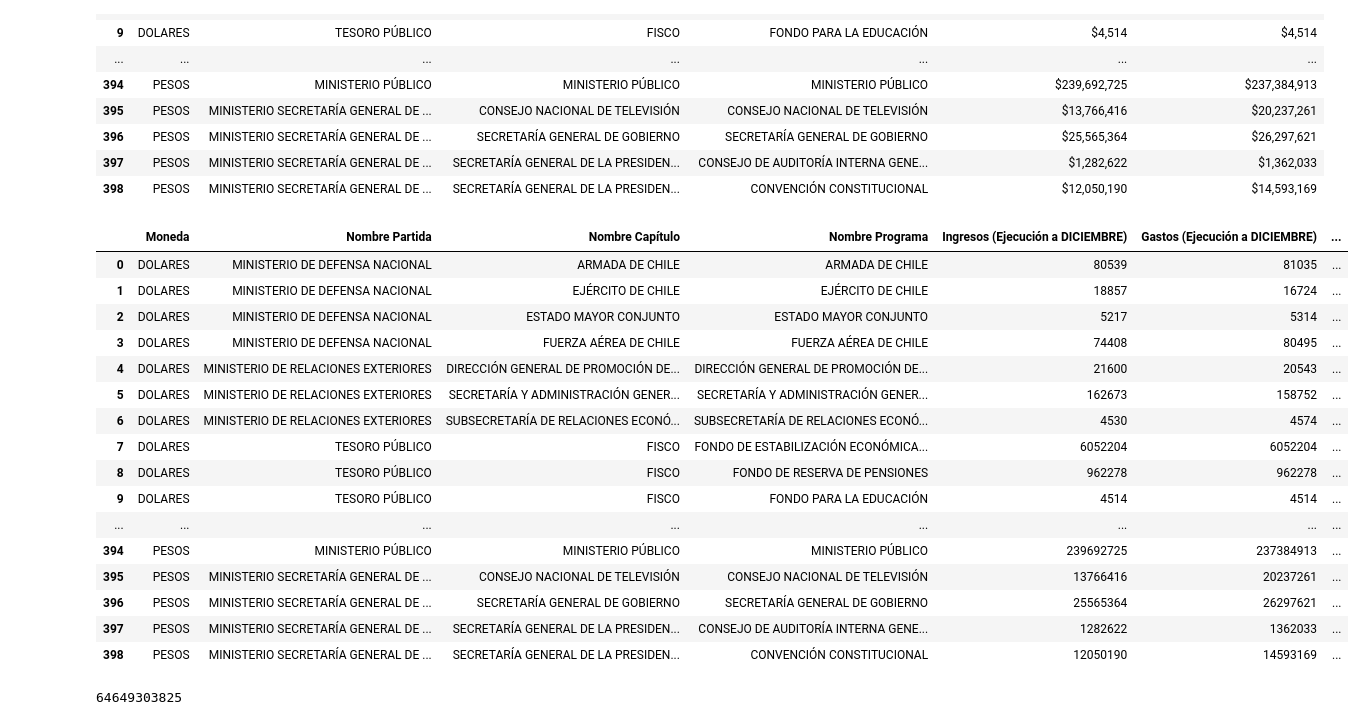
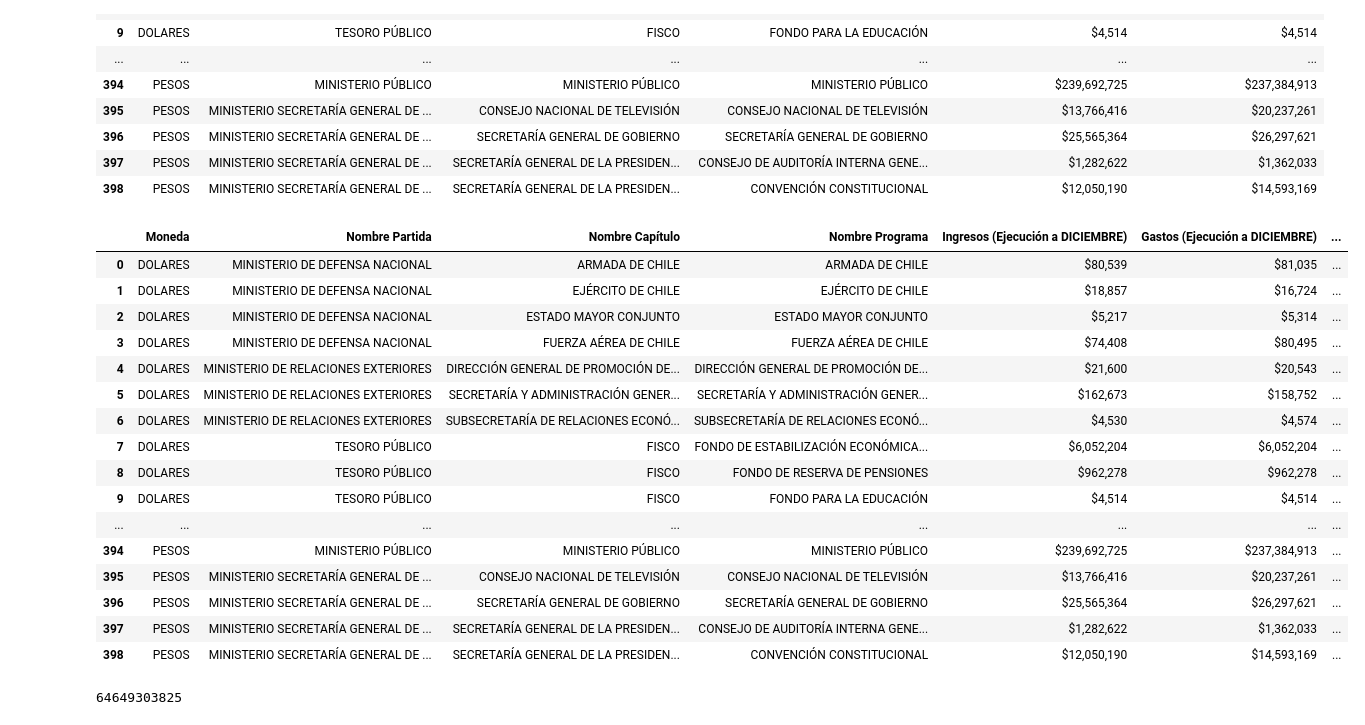
Before and after one commit to alvafox/capacitaciones-2022, a Jupyter notebook: Sesión_3_Ejecución_presupuestaria_del_Gobierno_Central_(DICIEMBRE_2022).ipynb, the cells around one changed output. Cells and saved outputs as stored; diff of their text form; code cells hidden in the pictures.

```diff
--- a/Sesión_3_Ejecución_presupuestaria_del_Gobierno_Central_(DICIEMBRE_2022).ipynb
+++ b/Sesión_3_Ejecución_presupuestaria_del_Gobierno_Central_(DICIEMBRE_2022).ipynb
@@ -356,25 +356,25 @@ balance.style.background_gradient(cmap= 'YlOrRd', subset= ["Ingresos (Ejecución
 # %%
 # Restamos ingresos menos gastos para obtener el Resultado
 balance["Resultado"] = balance["Ingresos (Ejecución a "+ MES +")"] - balance["Gastos (Ejecución a "+ MES +")"]
-balance.style.background_gradient(cmap= 'YlOrRd', subset= ["Resultado"]).format({"Resultado": '${:,.0f}'})
+balance.style.background_gradient(cmap= 'YlOrRd', subset= ["Resultado"]).format({"Ingresos (Ejecución a "+ MES +")": '${:,.0f}',"Gastos (Ejecución a "+ MES +")": '${:,.0f}', "Resultado": '${:,.0f}'})
 # %% [output]
 |  | Moneda | Nombre Partida | Nombre Capítulo | Nombre Programa | Ingresos (Ejecución a DICIEMBRE) | Gastos (Ejecución a DICIEMBRE) | ... |
-| 0 | DOLARES | MINISTERIO DE DEFENSA NACIONAL | ARMADA DE CHILE | ARMADA DE CHILE | 80539 | 81035 | ... |
-| 1 | DOLARES | MINISTERIO DE DEFENSA NACIONAL | EJÉRCITO DE CHILE | EJÉRCITO DE CHILE | 18857 | 16724 | ... |
-| 2 | DOLARES | MINISTERIO DE DEFENSA NACIONAL | ESTADO MAYOR CONJUNTO | ESTADO MAYOR CONJUNTO | 5217 | 5314 | ... |
-| 3 | DOLARES | MINISTERIO DE DEFENSA NACIONAL | FUERZA AÉREA DE CHILE | FUERZA AÉREA DE CHILE | 74408 | 80495 | ... |
-| 4 | DOLARES | MINISTERIO DE RELACIONES EXTERIORES | DIRECCIÓN GENERAL DE PROMOCIÓN DE... | DIRECCIÓN GENERAL DE PROMOCIÓN DE... | 21600 | 20543 | ... |
-| 5 | DOLARES | MINISTERIO DE RELACIONES EXTERIORES | SECRETARÍA Y ADMINISTRACIÓN GENER... | SECRETARÍA Y ADMINISTRACIÓN GENER... | 162673 | 158752 | ... |
-| 6 | DOLARES | MINISTERIO DE RELACIONES EXTERIORES | SUBSECRETARÍA DE RELACIONES ECONÓ... | SUBSECRETARÍA DE RELACIONES ECONÓ... | 4530 | 4574 | ... |
-| 7 | DOLARES | TESORO PÚBLICO | FISCO | FONDO DE ESTABILIZACIÓN ECONÓMICA... | 6052204 | 6052204 | ... |
-| 8 | DOLARES | TESORO PÚBLICO | FISCO | FONDO DE RESERVA DE PENSIONES | 962278 | 962278 | ... |
-| 9 | DOLARES | TESORO PÚBLICO | FISCO | FONDO PARA LA EDUCACIÓN | 4514 | 4514 | ... |
+| 0 | DOLARES | MINISTERIO DE DEFENSA NACIONAL | ARMADA DE CHILE | ARMADA DE CHILE | $80,539 | $81,035 | ... |
+| 1 | DOLARES | MINISTERIO DE DEFENSA NACIONAL | EJÉRCITO DE CHILE | EJÉRCITO DE CHILE | $18,857 | $16,724 | ... |
+| 2 | DOLARES | MINISTERIO DE DEFENSA NACIONAL | ESTADO MAYOR CONJUNTO | ESTADO MAYOR CONJUNTO | $5,217 | $5,314 | ... |
+| 3 | DOLARES | MINISTERIO DE DEFENSA NACIONAL | FUERZA AÉREA DE CHILE | FUERZA AÉREA DE CHILE | $74,408 | $80,495 | ... |
+| 4 | DOLARES | MINISTERIO DE RELACIONES EXTERIORES | DIRECCIÓN GENERAL DE PROMOCIÓN DE... | DIRECCIÓN GENERAL DE PROMOCIÓN DE... | $21,600 | $20,543 | ... |
+| 5 | DOLARES | MINISTERIO DE RELACIONES EXTERIORES | SECRETARÍA Y ADMINISTRACIÓN GENER... | SECRETARÍA Y ADMINISTRACIÓN GENER... | $162,673 | $158,752 | ... |
+| 6 | DOLARES | MINISTERIO DE RELACIONES EXTERIORES | SUBSECRETARÍA DE RELACIONES ECONÓ... | SUBSECRETARÍA DE RELACIONES ECONÓ... | $4,530 | $4,574 | ... |
+| 7 | DOLARES | TESORO PÚBLICO | FISCO | FONDO DE ESTABILIZACIÓN ECONÓMICA... | $6,052,204 | $6,052,204 | ... |
+| 8 | DOLARES | TESORO PÚBLICO | FISCO | FONDO DE RESERVA DE PENSIONES | $962,278 | $962,278 | ... |
+| 9 | DOLARES | TESORO PÚBLICO | FISCO | FONDO PARA LA EDUCACIÓN | $4,514 | $4,514 | ... |
 | ... | ... | ... | ... | ... | ... | ... | ... |
-| 394 | PESOS | MINISTERIO PÚBLICO | MINISTERIO PÚBLICO | MINISTERIO PÚBLICO | 239692725 | 237384913 | ... |
-| 395 | PESOS | MINISTERIO SECRETARÍA GENERAL DE ... | CONSEJO NACIONAL DE TELEVISIÓN | CONSEJO NACIONAL DE TELEVISIÓN | 13766416 | 20237261 | ... |
-| 396 | PESOS | MINISTERIO SECRETARÍA GENERAL DE ... | SECRETARÍA GENERAL DE GOBIERNO | SECRETARÍA GENERAL DE GOBIERNO | 25565364 | 26297621 | ... |
-| 397 | PESOS | MINISTERIO SECRETARÍA GENERAL DE ... | SECRETARÍA GENERAL DE LA PRESIDEN... | CONSEJO DE AUDITORÍA INTERNA GENE... | 1282622 | 1362033 | ... |
-| 398 | PESOS | MINISTERIO SECRETARÍA GENERAL DE ... | SECRETARÍA GENERAL DE LA PRESIDEN... | CONVENCIÓN CONSTITUCIONAL | 12050190 | 14593169 | ... |
+| 394 | PESOS | MINISTERIO PÚBLICO | MINISTERIO PÚBLICO | MINISTERIO PÚBLICO | $239,692,725 | $237,384,913 | ... |
+| 395 | PESOS | MINISTERIO SECRETARÍA GENERAL DE ... | CONSEJO NACIONAL DE TELEVISIÓN | CONSEJO NACIONAL DE TELEVISIÓN | $13,766,416 | $20,237,261 | ... |
+| 396 | PESOS | MINISTERIO SECRETARÍA GENERAL DE ... | SECRETARÍA GENERAL DE GOBIERNO | SECRETARÍA GENERAL DE GOBIERNO | $25,565,364 | $26,297,621 | ... |
+| 397 | PESOS | MINISTERIO SECRETARÍA GENERAL DE ... | SECRETARÍA GENERAL DE LA PRESIDEN... | CONSEJO DE AUDITORÍA INTERNA GENE... | $1,282,622 | $1,362,033 | ... |
+| 398 | PESOS | MINISTERIO SECRETARÍA GENERAL DE ... | SECRETARÍA GENERAL DE LA PRESIDEN... | CONVENCIÓN CONSTITUCIONAL | $12,050,190 | $14,593,169 | ... |
 # %%
 balance["Ingresos (Ejecución a " + MES + ")"].max() # vamos a obtener la recaudación a DICIEMBRE.
 # %% [output]
```
